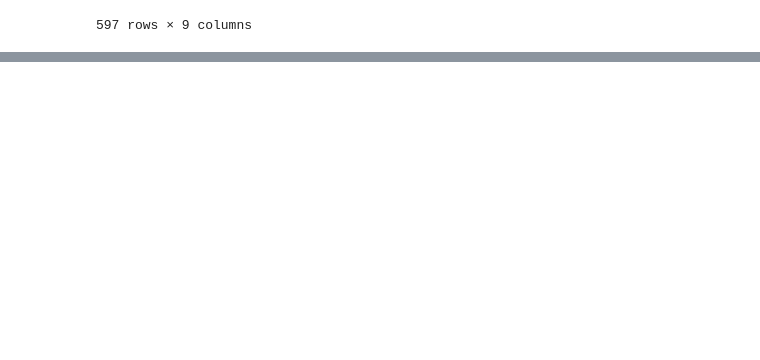
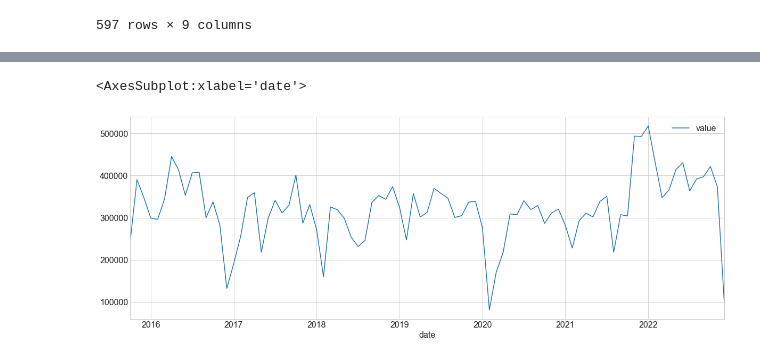
Before and after one commit to markydoug/my_apple_health, a Jupyter notebook: record_explore.ipynb, the cells around one changed output, grey strips where cells are left out. Drawn from its saved outputs; the diff is of its cells as text; code cells hidden in the pictures; blank space fills up the shorter version.

```diff
--- a/record_explore.ipynb
+++ b/record_explore.ipynb
@@ -155,0 +203,5 @@ step_counts['2020-08-25':'2020-08-25']
+# %%
+steps_now.resample('M')[['value']].sum().plot()
+# %% [output]
+<AxesSubplot:xlabel='date'>
+[figure, added]
```
Also changed, not shown: parts of 7 cells of this notebook.
